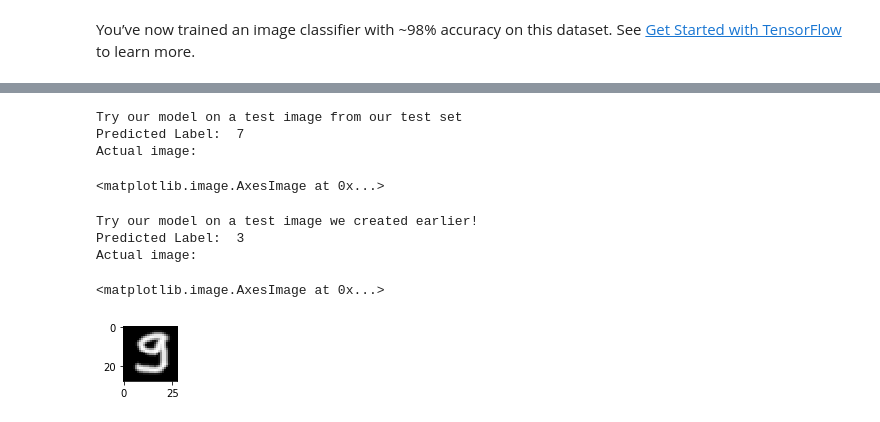
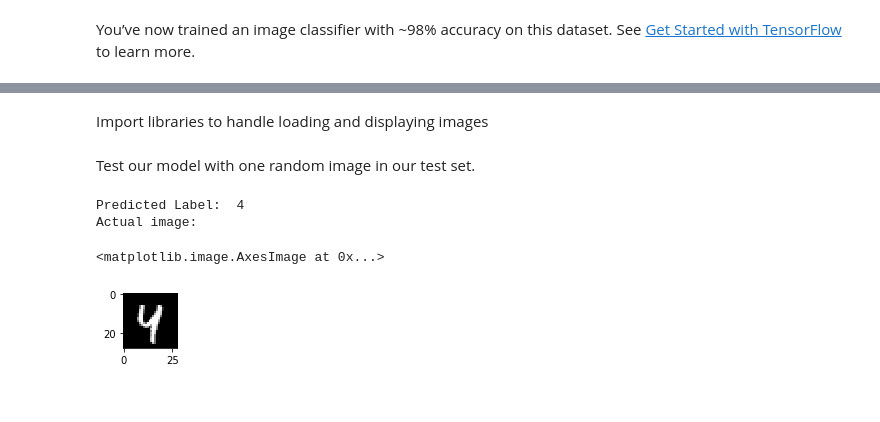
Before and after one commit to phamminhtris/ml, a Jupyter notebook: DigitRecognitionWithTensorFlow.ipynb, the cells around one changed output, grey strips where cells are left out. Drawn from its saved outputs; the diff is of its cells as text; code cells hidden in the pictures.

```diff
--- a/DigitRecognitionWithTensorFlow.ipynb
+++ b/DigitRecognitionWithTensorFlow.ipynb
@@ -96,0 +130,2 @@ ModuleNotFoundError: No module named 'google.colab'
+# %% [markdown]
+Import libraries to handle loading and displaying images
@@ -97,30 +140,12 @@ ModuleNotFoundError: No module named 'google.colab'
+# %% [markdown]
+Test our model with one random image in our test set.
 # %%
-import numpy as np
-from PIL import Image
-import matplotlib.pyplot as plt
-
-print('Try our model on a test image from our test set')
-print("Predicted Label: ", np.argmax(model.predict(x_test)[0]))
+print("Predicted Label: ", np.argmax(model.predict(x_test)[42]))
 print('Actual image:')
 plt.figure( figsize = (1,1))
-plt.imshow(x_test[0], cmap = 'gray')
+plt.imshow(x_test[42], cmap = 'gray')
 # %% [output]
-Try our model on a test image from our test set
-Predicted Label:  7
+Predicted Label:  4
 Actual image:
 <matplotlib.image.AxesImage at 0x...>
+[figure, added]
-# %%
-gimp_image = np.array(np.array(Image.open('9.png')))
-gimp_image = gimp_image.reshape(1,28,28)
-
-print('Try our model on a test image we created earlier!')
-print("Predicted Label: ", np.argmax(model.predict(gimp_image)[0]))
-print('Actual image:')
-plt.figure( figsize = (1,1))
-plt.imshow(gimp_image[0], cmap = 'gray')
-# %% [output]
-Try our model on a test image we created earlier!
-Predicted Label:  3
-Actual image:
-<matplotlib.image.AxesImage at 0x...>
-[figure, removed]
```
Also changed, not shown: parts of 22 cells of this notebook, 4 other files.
